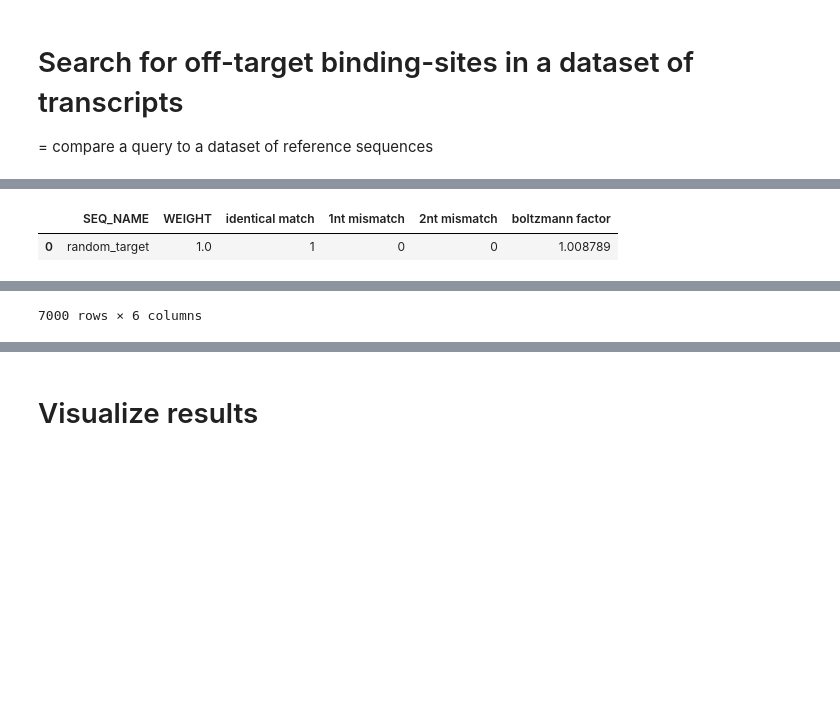
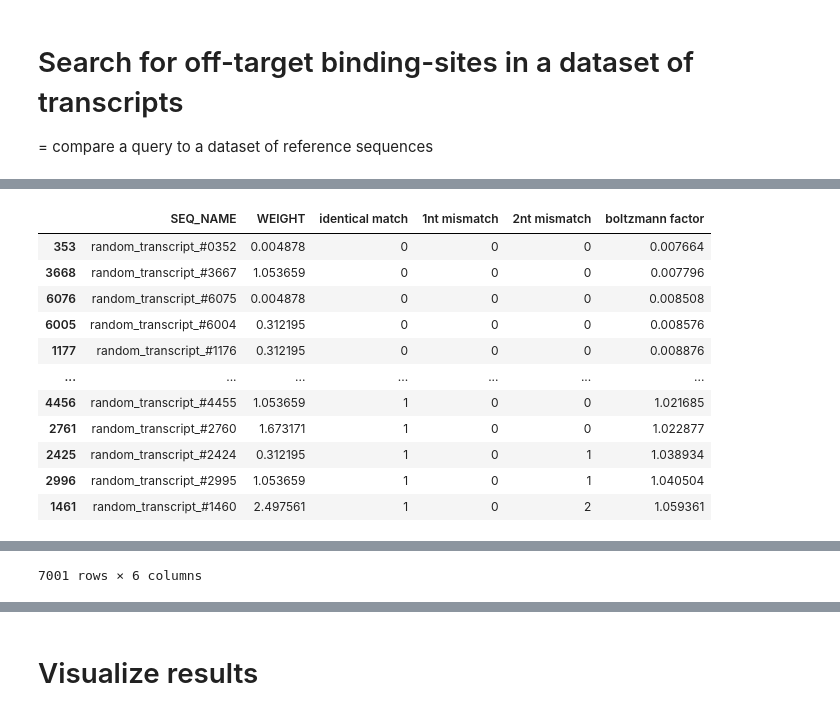
Before and after one commit to Q1vy/iGEM2025-TRAPS-Software-and-Modelling, a Jupyter notebook: target_search_test.ipynb, the cells around one changed output, grey strips where cells are left out. Drawn from its saved outputs; the diff is of its cells as text; code cells hidden in the pictures; blank space fills up the shorter version.

```diff
--- a/target_search_test.ipynb
+++ b/target_search_test.ipynb
@@ -101,8 +113,7 @@ Name: 62, dtype: object
 # %%
 #-------------------------------------------------#
-#              input arguments check              #
+#              input arguments check              #  -> checks if the parameters have expected datatype to prevent errors later on
 #-------------------------------------------------#
-
 
 if not ("SEQ_NAME" in reference_dataset.columns and "SEQUENCE" in reference_dataset.columns):
     raise ValueError('reference_dataset does not contain required columns: SEQ_NAME, SEQUENCE')
@@ -112,14 +123,14 @@ elif type(query) == str:           # convert to pandas series
     warnings.warn("Warning, deprecated input type for query: string. Please use pandas.Series!")
     query = pd.Series({"SEQ_NAME": "unnamed", "SEQUENCE": query})
 elif type(query) == pd.DataFrame and len(query) == 1:
+    warnings.warn("Warning, query had to be converted from pandas.DataFrame to pandas.Series!")
     query = query.iloc[0]
 else: raise ValueError("unsupported type for 'query', use pandas.Series")
 
-if type(reference_dataset) == pd.DataFrame: pass # everything is fine
-else: raise ValueError("unsopported type for 'reference_dataset', use pandas.DataFrame")
+if not type(reference_dataset) == pd.DataFrame: raise ValueError("unsupported type for 'reference_dataset', use pandas.DataFrame")
 
 nts = set(reference_dataset.SEQUENCE.sample(100).sum()) | set(target_sequence.SEQUENCE)
-if len(nts) != 4: # check how many nucleotides are used
+if len(nts) != 4: # check how many differnt nucleotides occure in the provided sequences
     warnings.warn(f"Warning, expected 4 types of nucleoties in the input, found (at least) {len(nts)}")
 
 joined_DF = pd.concat([pd.DataFrame([target_sequence]), reference_dataset], axis = 0)  # add the target itself to the dataset to check against
@@ -132,43 +143,50 @@ if use_weights:  # check if the input data is okay to use weighted evalutation
     else:
         print("No WEIGHT column found, switching 'use_weights = False'")
         use_weights = False
+
+
+### check type and encode if not already done (makes it run faster, dunno why)
+if type(query.SEQUENCE) == str:  query.SEQUENCE = query.SEQUENCE.encode()
+elif type(query.SEQUENCE) == bytes: pass
+else: raise ValueError(f"unsuppported type for query sequence: {type(query.SEQUENCE)}")
+
+for i, ref in joined_DF.iterrows():                          # iterate over all reference sequences; and the target itself as control
+    if type(ref.SEQUENCE) == str:  joined_DF.loc[i, "SEQUENCE"] = ref.SEQUENCE.encode()
+    elif type(ref.SEQUENCE) == bytes: pass
+    else: raise ValueError(f"unsuppported type for query sequence: {type(ref.SEQUENCE)}")
 # %%
 #-------------------------------------------------#
 #  Search for binding sites in reference dataset  #
 #-------------------------------------------------#
+detailed_search_results = pd.DataFrame()                           # initialize a dataset to store the results of comparing query sequence with every reference i.e. every transcript in the transcriptome
+for i, ref in joined_DF.iterrows():                                # iterate over all reference sequences; and the target itself as control
 
-detailed_search_results = pd.DataFrame()                     # initialize a dataset to store the results of comparing query sequence with every reference i.e. every transcript in the transcriptome
+    mm = len(query.SEQUENCE)-sc_jit(query.SEQUENCE, ref.SEQUENCE)   # number of mismatches per position # utf8 encoding of strings to integers speeds up the comparison for some reason
+    sc_row = {"SEQ_NAME": ref.SEQ_NAME}                             # create dictionary to summarize the possible binding sites of the query sequence against one reference sequence (here a transcript). sc = sequence compare
+    if use_weights: sc_row |= {"WEIGHT": ref.WEIGHT}
+    sc_row["identical match"]  = (mm==0).sum()                           # number of idential matches
+    sc_row["1nt mismatch"]     = (mm==1).sum()                           # number of sites with 1 mismatch
+    sc_row["2nt mismatch"]     = (mm==2).sum()                           # number of sites with 2 mistmatches
+    sc_row["boltzmann factor"] = np.sum(np.exp(-2*mm.astype(float)))     # exp(energy) with energy ~ 2kt * mm is a very basic prediction of how likely the query sequence would bind to the reference. The wildtype pumilios have ~ 18 hydrogen bonds for 8nt i.e. 2.25 hydgrogen bonds = 2.25kT per bp, however the pumby appears to only have ~2 H-bonds per bp, and the binding statistics suggest closer to 1kT -> lets go with 1.5 for now, in the future a more accurate model might be implemented. Currently the boltzmann_factor for a perfect match is 1, if therefore this predicted boltzmann_factor is smaller than 1 than it is more likly to bind to the specific RNA, while if it is larger than one it is more likely to bind to the background transcriptom. The float conversion is there because pandas does not like float16 only float32 and larger, for some reason without this explicit astype it would be float16
 
-### check type and encode if not already done (makes it run faster, dunno why)
-if type(query.SEQUENCE) == str:  q_seq = query.SEQUENCE.encode()
-elif type(query.SEQUENCE) == bytes: q_seq = query.SEQUENCE
-else: raise ValueError(f"unsuppported type for query sequence: {type(query.SEQUENCE)}")
+    detailed_search_results = pd.concat([detailed_search_results, pd.DataFrame([sc_row])], ignore_index=True) # add the sequence comparison summary for this reference (here transcript) to the dataset
 
-for i, ref in joined_DF.iterrows():                          # iterate over all reference sequences. and the target itself as control
+display(detailed_search_results.sort_values("boltzmann factor"))
 
-    ### check type and encode if not already done (makes it run faster, dunno why)
-    if type(ref.SEQUENCE) == str:  r_seq = ref.SEQUENCE.encode()
-    elif type(ref.SEQUENCE) == bytes: r_seq = ref.SEQUENCE
-    else: raise ValueError(f"unsuppported type for query sequence: {type(ref.SEQUENCE)}")
-
-    mm = len(q_seq)-sc_jit(q_seq, r_seq)                      # number of mismatches per position # utf8 encoding of strings to integers speeds up the comparison for some reason
-    sc_row = {"SEQ_NAME": ref.SEQ_NAME}                       # summarize the possible binding sites of the query sequence against one reference sequence (here a transcript)
-    if use_weights: sc_row |= {"WEIGHT":ref.WEIGHT}
-    sc_row["identical match"] = (mm==0).sum()                 # number of idential matches
-    sc_row["1nt mismatch"]    = (mm==1).sum()                 # number of sites with 1 mismatch
-    sc_row["2nt mismatch"]    = (mm==2).sum()                 # number of sites with 2 mistmatches
-    sc_row["boltzmann factor"] = np.sum(np.exp(-2*mm))      # a very basic prediction of how likely the query sequence would bind to the reference. The wildtype pumilios have ~ 18 hydrogen bonds for 8nt i.e. 2.25 hydgrogen bonds = 2.25kT per bp, however the pumby appears to only have ~2 H-bonds per bp, and the binding statistics suggest closer to 1kT -> lets go with 1.5 for now, in the future a more accurate model might be implemented. Currently the boltzmann_factor for a perfect match is 1, if therefore this predicted boltzmann_factor is smaller than 1 than it is more likly to bind to the specific RNA, while if it is larger than one it is more likely to bind to the background transcriptom
-
-    detailed_search_results = pd.concat([detailed_search_results, pd.DataFrame([sc_row])], ignore_index=True) # add the results for this reference (here transcript) to the dataset
 
 results_R = detailed_search_results.loc[~(detailed_search_results.SEQ_NAME == target_sequence.SEQ_NAME)].reset_index(drop = True) # results from the comparison with the reference dataset (sqeuences to avoid)
 results_T = detailed_search_results.loc[  detailed_search_results.SEQ_NAME == target_sequence.SEQ_NAME].reset_index(drop = True)  # results from the comparison with the target sequence
-if len(results_T) > 1: # there should only be one entry for the target
-    raise ValueError("unexpected result, there should only be one entry")
-
-from IPython.display import display, HTML
-display(HTML(results_T.to_html()))
-results_R.sort_values("boltzmann factor")
+if len(results_T) > 1: raise ValueError("unexpected result, there should only be one entry")  # there should only be one entry for the target
 # %% [output]
 |  | SEQ_NAME | WEIGHT | identical match | 1nt mismatch | 2nt mismatch | boltzmann factor |
-| 0 | random_target | 1.0 | 1 | 0 | 0 | 1.008789 |
+| 353 | random_transcript_#0352 | 0.004878 | 0 | 0 | 0 | 0.007664 |
+| 3668 | random_transcript_#3667 | 1.053659 | 0 | 0 | 0 | 0.007796 |
+| 6076 | random_transcript_#6075 | 0.004878 | 0 | 0 | 0 | 0.008508 |
+| 6005 | random_transcript_#6004 | 0.312195 | 0 | 0 | 0 | 0.008576 |
+| 1177 | random_transcript_#1176 | 0.312195 | 0 | 0 | 0 | 0.008876 |
+| ... | ... | ... | ... | ... | ... | ... |
+| 4456 | random_transcript_#4455 | 1.053659 | 1 | 0 | 0 | 1.021685 |
+| 2761 | random_transcript_#2760 | 1.673171 | 1 | 0 | 0 | 1.022877 |
+| 2425 | random_transcript_#2424 | 0.312195 | 1 | 0 | 1 | 1.038934 |
+| 2996 | random_transcript_#2995 | 1.053659 | 1 | 0 | 1 | 1.040504 |
+| 1461 | random_transcript_#1460 | 2.497561 | 1 | 0 | 2 | 1.059361 |
@@ -187,4 +193,4 @@ results_R.sort_values("boltzmann factor")
-7000 rows × 6 columns
+7001 rows × 6 columns
 # %%
 #-------------------------------------------------------#
 # summarize interaction of query with reference dataset #       # now that we have a huge and detailed list of the interaction with every of the thousands of reference sequences (i.e. transcripts), we need to summarize again to only a few metrics telling how much this query sequence interacts with the references overall
```
Also changed, not shown: parts of 22 cells of this notebook, 3 other files.
